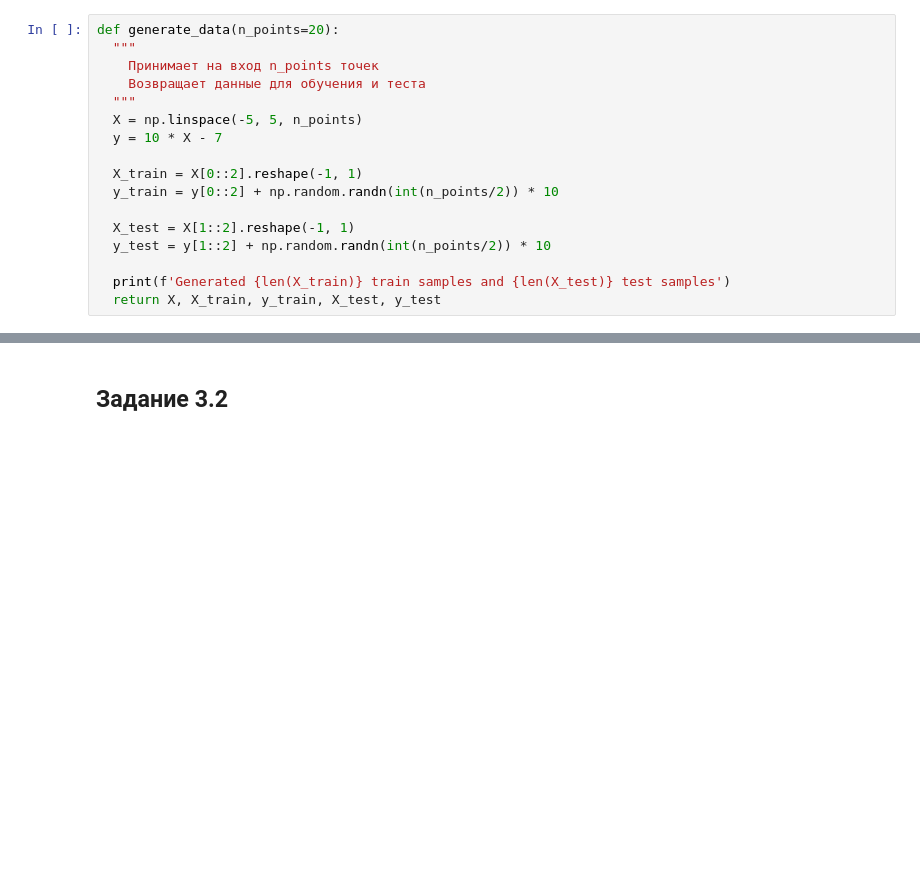
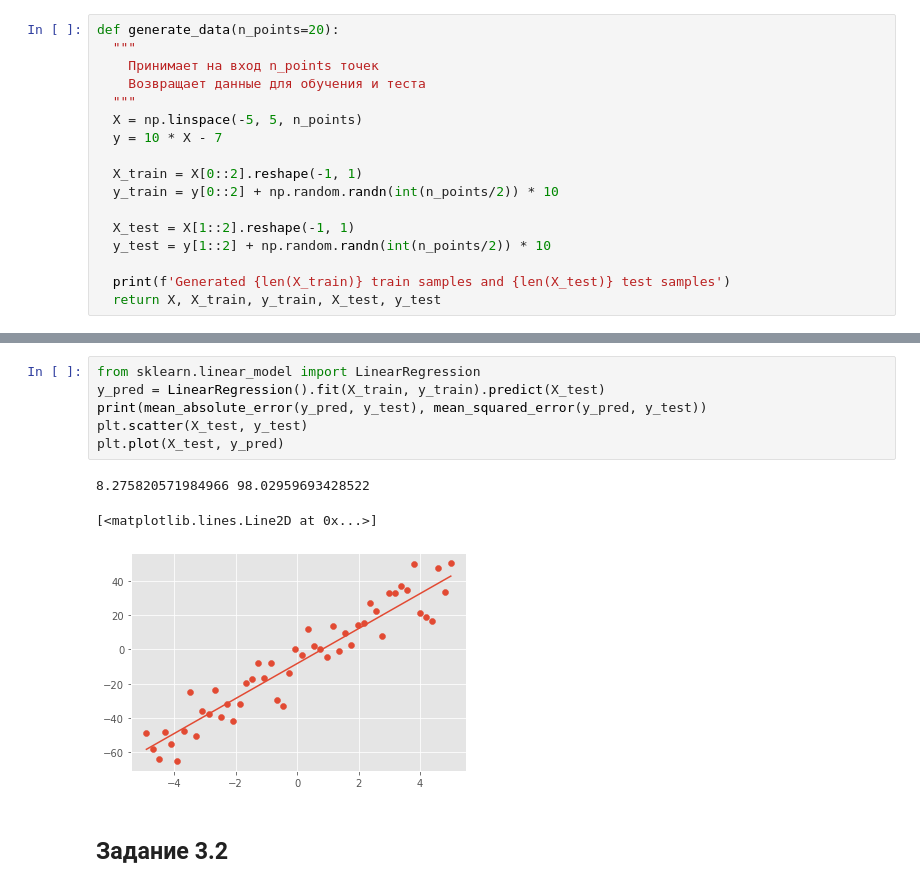
Before and after one commit to VanjaRo/ML-ITMO-Course, a Jupyter notebook: lab3_1.ipynb, the cells around one changed output, grey strips where cells are left out. Saved outputs shown, nothing was run; the diff lists cells and outputs as text; blank space fills up the shorter version.

```diff
--- a/lab3_1.ipynb
+++ b/lab3_1.ipynb
@@ -70,3 +96,13 @@ X, X_train, y_train, X_test, y_test = generate_data(100)
+# %%
+from sklearn.linear_model import LinearRegression
+y_pred = LinearRegression().fit(X_train, y_train).predict(X_test)
+print(mean_absolute_error(y_pred, y_test), mean_squared_error(y_pred, y_test))
+plt.scatter(X_test, y_test)
+plt.plot(X_test, y_pred)
+# %% [output]
+8.275820571984966 98.02959693428522
+[<matplotlib.lines.Line2D at 0x...>]
+[figure, added]
 # %% [markdown]
 ## Задание 3.2
 # %% [markdown]
```
Also changed, not shown: parts of 19 cells of this notebook.
